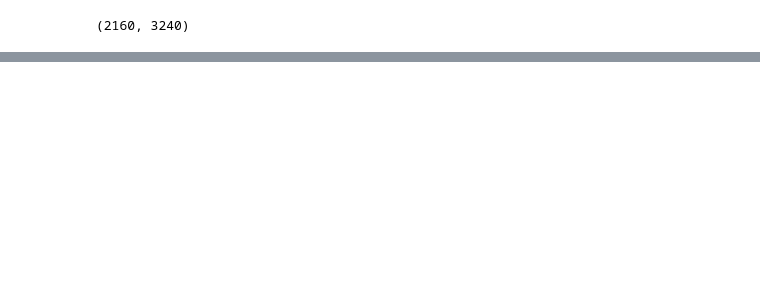
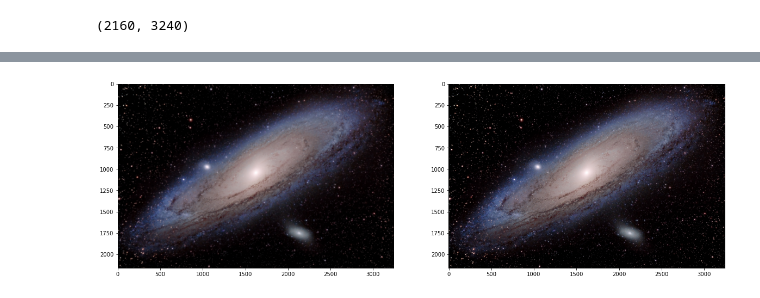
Before and after one commit to drgreen/Phys_105B_S23, a Jupyter notebook: FFT.ipynb, the cells around one changed output, grey strips where cells are left out. Cells and saved outputs as stored; diff of their text form; code cells hidden in the pictures; blank space fills up the shorter version.

```diff
--- a/FFT.ipynb
+++ b/FFT.ipynb
@@ -269,0 +297,7 @@ imgplot = plt.imshow(img_b)
+# %%
+fig,ax=plt.subplots(figsize=(20,18),ncols=2)
+ax[0].imshow(img_b)
+ax[1].imshow(img_fixed)
+plt.show()
+# %% [output]
+[figure, added]
```
Also changed, not shown: parts of 17 cells of this notebook.
